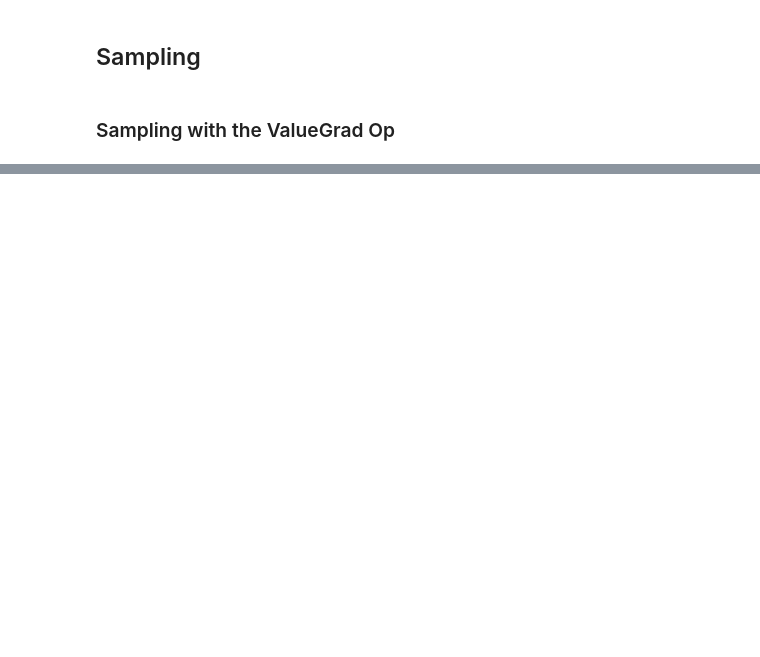
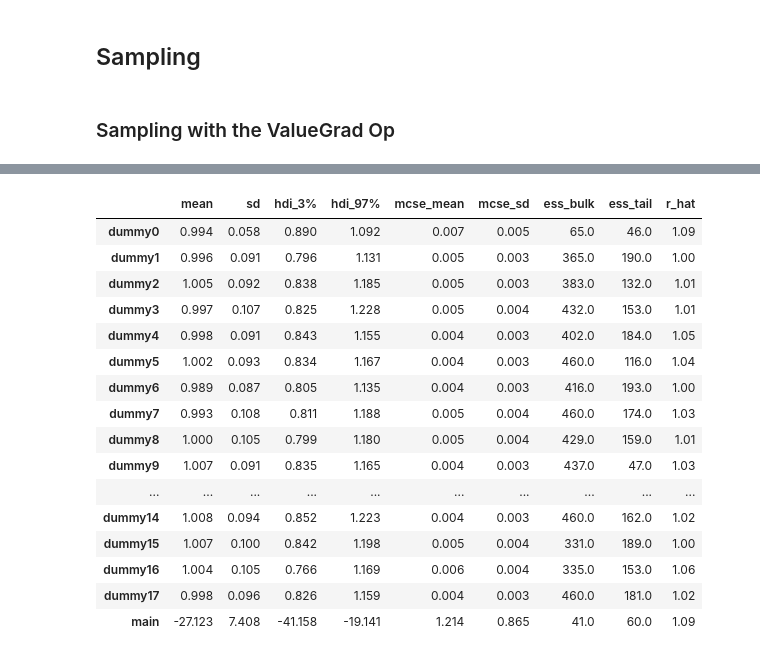
Before and after one commit to malin-horstmann/bayesian_pyhf, a Jupyter notebook: HMC/opGrad.ipynb, the cells around one changed output, grey strips where cells are left out. Drawn from its saved outputs; the diff is of its cells as text; code cells hidden in the pictures; blank space fills up the shorter version.

```diff
--- a/HMC/opGrad.ipynb
+++ b/HMC/opGrad.ipynb
@@ -193,3 +171,24 @@ That took 1572.667 seconds ...
+# %%
+# az.plot_trace(post_data, var_names="main")
+az.summary(post_data)
+# %% [output]
+|  | mean | sd | hdi_3% | hdi_97% | mcse_mean | mcse_sd | ess_bulk | ess_tail | r_hat |
+| dummy0 | 0.994 | 0.058 | 0.890 | 1.092 | 0.007 | 0.005 | 65.0 | 46.0 | 1.09 |
+| dummy1 | 0.996 | 0.091 | 0.796 | 1.131 | 0.005 | 0.003 | 365.0 | 190.0 | 1.00 |
+| dummy2 | 1.005 | 0.092 | 0.838 | 1.185 | 0.005 | 0.003 | 383.0 | 132.0 | 1.01 |
+| dummy3 | 0.997 | 0.107 | 0.825 | 1.228 | 0.005 | 0.004 | 432.0 | 153.0 | 1.01 |
+| dummy4 | 0.998 | 0.091 | 0.843 | 1.155 | 0.004 | 0.003 | 402.0 | 184.0 | 1.05 |
+| dummy5 | 1.002 | 0.093 | 0.834 | 1.167 | 0.004 | 0.003 | 460.0 | 116.0 | 1.04 |
+| dummy6 | 0.989 | 0.087 | 0.805 | 1.135 | 0.004 | 0.003 | 416.0 | 193.0 | 1.00 |
+| dummy7 | 0.993 | 0.108 | 0.811 | 1.188 | 0.005 | 0.004 | 460.0 | 174.0 | 1.03 |
+| dummy8 | 1.000 | 0.105 | 0.799 | 1.180 | 0.005 | 0.004 | 429.0 | 159.0 | 1.01 |
+| dummy9 | 1.007 | 0.091 | 0.835 | 1.165 | 0.004 | 0.003 | 437.0 | 47.0 | 1.03 |
+| ... | ... | ... | ... | ... | ... | ... | ... | ... | ... |
+| dummy14 | 1.008 | 0.094 | 0.852 | 1.223 | 0.004 | 0.003 | 460.0 | 162.0 | 1.02 |
+| dummy15 | 1.007 | 0.100 | 0.842 | 1.198 | 0.005 | 0.004 | 331.0 | 189.0 | 1.00 |
+| dummy16 | 1.004 | 0.105 | 0.766 | 1.169 | 0.006 | 0.004 | 335.0 | 153.0 | 1.06 |
+| dummy17 | 0.998 | 0.096 | 0.826 | 1.159 | 0.004 | 0.003 | 460.0 | 181.0 | 1.02 |
+| main | -27.123 | 7.408 | -41.158 | -19.141 | 1.214 | 0.865 | 41.0 | 60.0 | 1.09 |
 # %%
 az.plot_trace(post_data, var_names="main")
 # %% [output]
```
Also changed, not shown: parts of 7 cells of this notebook, 1 other file.
